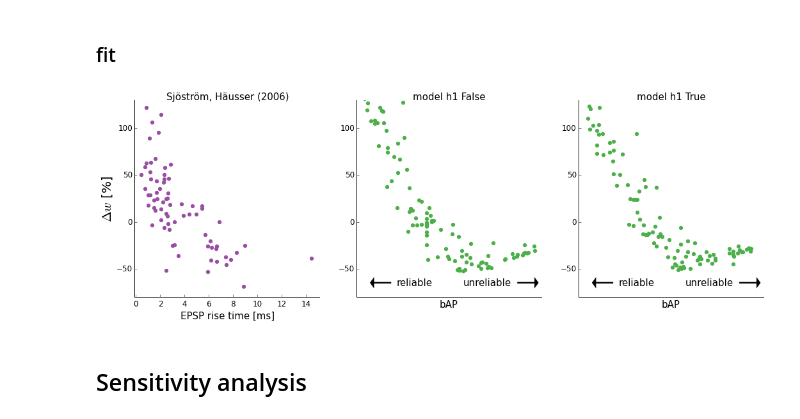
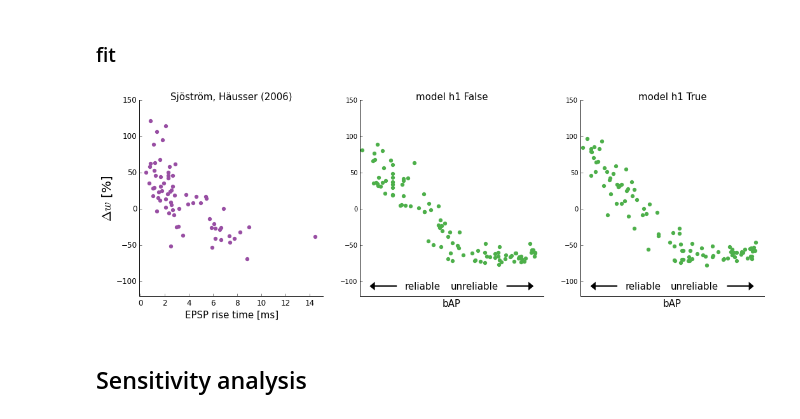
Before and after one commit to dspicher/STDP_Multicompartment, a Jupyter notebook: sjostrom_switch/sjostrom_switch_fit_and_vary.ipynb, the cells around one changed output. Drawn from its saved outputs; the diff is of its cells as text; code cells hidden in the pictures.

```diff
--- a/sjostrom_switch/sjostrom_switch_fit_and_vary.ipynb
+++ b/sjostrom_switch/sjostrom_switch_fit_and_vary.ipynb
@@ -52,42 +52,43 @@ def simpleaxis(ax):
 figure(figsize=(15,5))
 ax=subplot(1,3,1)
 scatter(sjo_l2[:,0],sjo_l2[:,1]-100,s=40,lw=0,color='#984ea3')
 scatter(sjo_l5[:,0],sjo_l5[:,1]-100,s=40,lw=0,color='#984ea3')
 scatter(sjo_ext[:,0],sjo_ext[:,1]-100,s=40,lw=0,color='#984ea3')
 simpleaxis(gca())
 xticks(xticks()[0],fontsize=12)
 yticks(yticks()[0],fontsize=12)
 title(u'Sjöström, Häusser (2006)',fontsize=15,verticalalignment='center',horizontalalignment='center')
 xlim([-0.1,15.1])
 ylabel('$\Delta w$ [%]',fontsize=20)
 xlabel('EPSP rise time [ms]',fontsize=15)
-ylim([-80,130])
+ylim([-120,150])
 
 for idx, h1 in enumerate(h1_s):
     subplot(1,3,idx+2)
     dws = []
     ps = []
     for i in i_s:
         curr = data[(h1, i,)]
         p = curr[0]
         ps.append(p)
         acc = curr[1][0]
         dws.append(acc.res['weights'][-1]/acc.res['weights'][0])
     scatter(1-array(ps), 100*array(dws)-100, c='#4daf4a',lw=0,s=40)
-    xlim([0.18,0.72])
+    xlim([min(1-array(ps))*.97,max(1-array(ps))*1.03])
+    ylim([-120,150])
     simpleaxis(gca())
-    yticks(yticks()[0],fontsize=12)
     xticks([])
     title(u'model h1 {0}'.format(h1),fontsize=15,verticalalignment='center',horizontalalignment='center')
-    gca().arrow(0.28, -65, -0.05, 0, head_width=10, head_length=0.01, fc='k', ec='k',width=1)
-    gca().arrow(0.65, -65, 0.05, 0, head_width=10, head_length=0.01, fc='k', ec='k',width=1)
-    ylim([-80,130])
-    text(0.3,-65,'reliable',verticalalignment='center',horizontalalignment='left',fontsize=15)
-    text(0.63,-65,'unreliable',verticalalignment='center',horizontalalignment='right',fontsize=15)
+    yl, xl = ylim(), xlim()
+    yr, xr = yl[1]-yl[0], xl[1]-xl[0]
+    gca().arrow(xl[0]+0.2*xr, yl[0]+0.05*yr, -0.05, 0, head_width=10, head_length=0.01, fc='k', ec='k',width=1)
+    gca().arrow(xl[0]+0.8*xr, yl[0]+0.05*yr, 0.05, 0, head_width=10, head_length=0.01, fc='k', ec='k',width=1)
+    text(xl[0]+0.25*xr, yl[0]+0.05*yr,'reliable',verticalalignment='center',horizontalalignment='left',fontsize=15)
+    text(xl[0]+0.75*xr, yl[0]+0.05*yr,'unreliable',verticalalignment='center',horizontalalignment='right',fontsize=15)
     xlabel('bAP',fontsize=15)
     subplots_adjust(left=0.08,top=0.98,right=0.99)
 # %% [output]
-[figure, old version]
+[figure, new version]
 # %% [markdown]
 ## Sensitivity analysis
 # %%
```
Also changed, not shown: parts of 3 cells of this notebook, 5 other files.
